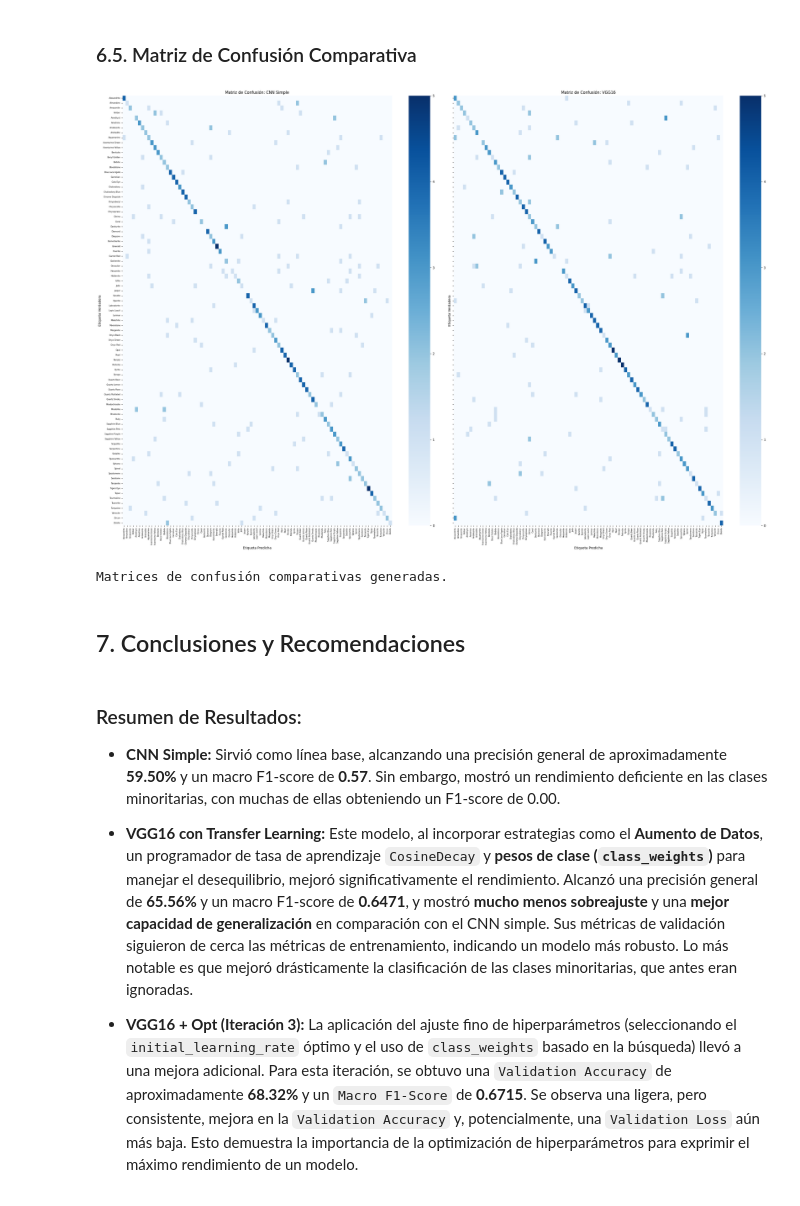
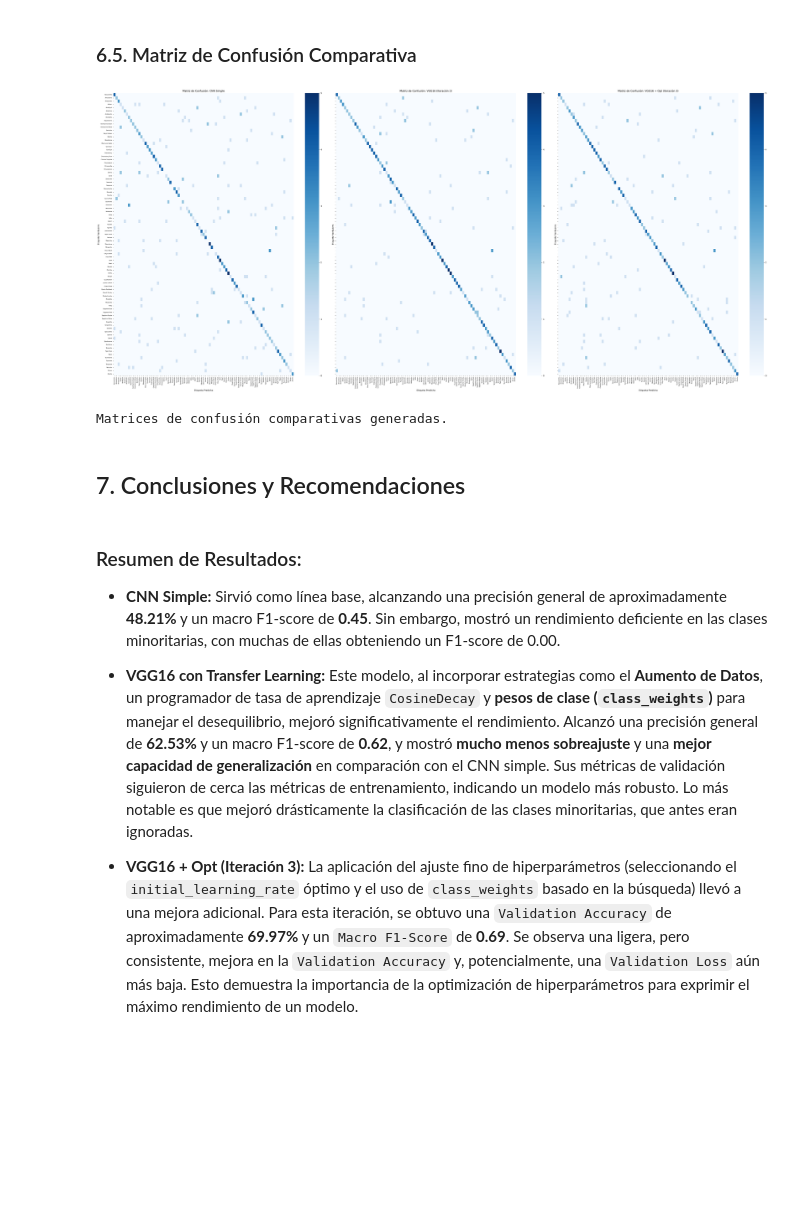
Before and after one commit to just-a-phantom/Clasificacion_de_Gemas, a Jupyter notebook: lab10_CNN_IA.ipynb, the cells around one changed output. Saved outputs shown, nothing was run; the diff lists cells and outputs as text; code cells hidden in the pictures; blank space fills up the shorter version.

```diff
--- a/lab10_CNN_IA.ipynb
+++ b/lab10_CNN_IA.ipynb
@@ -706,10 +707,10 @@ for lr in initial_learning_rates:
         # Entrenar el modelo
         history_tuning = current_model.fit(
             train_ds,
-            epochs=50, # Aumentar épocas para la búsqueda de hiperparámetros
+            epochs=30,
             validation_data=val_ds,
             callbacks=[early_stopping_callback_tuning],
-            class_weight=current_class_weights_dict, # Pasamos None si use_cw es False
+            class_weight=current_class_weights_dict,
             verbose=1
         )
 
@@ -1144,50 +1148,50 @@ import matplotlib.pyplot as plt
 import seaborn as sns
 from sklearn.metrics import confusion_matrix
 
-# Crear la figura con dos subplots
-fig, axes = plt.subplots(1, 2, figsize=(30, 20), sharex=True, sharey=True)
+# Crear la figura con tres subplots
+fig, axes = plt.subplots(1, 3, figsize=(45, 20), sharex=True, sharey=True)
 
 # Matriz de Confusión para Simple CNN
 sns.heatmap(confusion_matrix(val_labels_simple, predicted_labels_simple), annot=False, cmap='Blues', fmt='g',
             xticklabels=class_names, yticklabels=class_names, ax=axes[0])
 axes[0].set_xlabel('Etiqueta Predicha')
 axes[0].set_ylabel('Etiqueta Verdadera')
 axes[0].set_title('Matriz de Confusión: CNN Simple')
 axes[0].tick_params(axis='x', rotation=90, labelsize=6)
 axes[0].tick_params(axis='y', rotation=0, labelsize=6)
 
-# Matriz de Confusión para VGG16
+# Matriz de Confusión para VGG16 (Iteración 2)
 sns.heatmap(confusion_matrix(val_labels, predicted_labels), annot=False, cmap='Blues', fmt='g',
             xticklabels=class_names, yticklabels=class_names, ax=axes[1])
 axes[1].set_xlabel('Etiqueta Predicha')
 axes[1].set_ylabel('Etiqueta Verdadera')
-axes[1].set_title('Matriz de Confusión: VGG16')
+axes[1].set_title('Matriz de Confusión: VGG16 (Iteración 2)')
 axes[1].tick_params(axis='x', rotation=90, labelsize=6)
 axes[1].tick_params(axis='y', rotation=0, labelsize=6)
 
-# Matriz de Confusión para VGG16+Opt
+# Matriz de Confusión para VGG16+Opt (Iteración 3)
 sns.heatmap(confusion_matrix(val_labels, predicted_labels_iteration3), annot=False, cmap='Blues', fmt='g',
             xticklabels=class_names, yticklabels=class_names, ax=axes[2])
 axes[2].set_xlabel('Etiqueta Predicha')
 axes[2].set_ylabel('Etiqueta Verdadera')
-axes[2].set_title('Matriz de Confusión: VGG16 + Opt')
+axes[2].set_title('Matriz de Confusión: VGG16 + Opt (Iteración 3)')
 axes[2].tick_params(axis='x', rotation=90, labelsize=6)
 axes[2].tick_params(axis='y', rotation=0, labelsize=6)
 
 plt.tight_layout()
 plt.show()
 
 print("Matrices de confusión comparativas generadas.")
 # %% [output]
-[figure, old version]
+[figure, new version]
 Matrices de confusión comparativas generadas.
 # %% [markdown]
 ## 7. Conclusiones y Recomendaciones
 # %% [markdown]
 ### Resumen de Resultados:
 
-*   **CNN Simple:** Sirvió como línea base, alcanzando una precisión general de aproximadamente **59.50%** y un macro F1-score de **0.57**. Sin embargo, mostró un rendimiento deficiente en las clases minoritarias, con muchas de ellas obteniendo un F1-score de 0.00.
+*   **CNN Simple:** Sirvió como línea base, alcanzando una precisión general de aproximadamente **48.21%** y un macro F1-score de **0.45**. Sin embargo, mostró un rendimiento deficiente en las clases minoritarias, con muchas de ellas obteniendo un F1-score de 0.00.
 
-*   **VGG16 con Transfer Learning:** Este modelo, al incorporar estrategias como el **Aumento de Datos**, un programador de tasa de aprendizaje `CosineDecay` y **pesos de clase (`class_weights`)** para manejar el desequilibrio, mejoró significativamente el rendimiento. Alcanzó una precisión general de **65.56%** y un macro F1-score de **0.6471**, y mostró **mucho menos sobreajuste** y una **mejor capacidad de generalización** en comparación con el CNN simple. Sus métricas de validación siguieron de cerca las métricas de entrenamiento, indicando un modelo más robusto. Lo más notable es que mejoró drásticamente la clasificación de las clases minoritarias, que antes eran ignoradas.
+*   **VGG16 con Transfer Learning:** Este modelo, al incorporar estrategias como el **Aumento de Datos**, un programador de tasa de aprendizaje `CosineDecay` y **pesos de clase (`class_weights`)** para manejar el desequilibrio, mejoró significativamente el rendimiento. Alcanzó una precisión general de **62.53%** y un macro F1-score de **0.62**, y mostró **mucho menos sobreajuste** y una **mejor capacidad de generalización** en comparación con el CNN simple. Sus métricas de validación siguieron de cerca las métricas de entrenamiento, indicando un modelo más robusto. Lo más notable es que mejoró drásticamente la clasificación de las clases minoritarias, que antes eran ignoradas.
 
-*   **VGG16 + Opt (Iteración 3):** La aplicación del ajuste fino de hiperparámetros (seleccionando el `initial_learning_rate` óptimo y el uso de `class_weights` basado en la búsqueda) llevó a una mejora adicional. Para esta iteración, se obtuvo una `Validation Accuracy` de aproximadamente **68.32%** y un `Macro F1-Score` de **0.6715**. Se observa una ligera, pero consistente, mejora en la `Validation Accuracy` y, potencialmente, una `Validation Loss` aún más baja. Esto demuestra la importancia de la optimización de hiperparámetros para exprimir el máximo rendimiento de un modelo.
+*   **VGG16 + Opt (Iteración 3):** La aplicación del ajuste fino de hiperparámetros (seleccionando el `initial_learning_rate` óptimo y el uso de `class_weights` basado en la búsqueda) llevó a una mejora adicional. Para esta iteración, se obtuvo una `Validation Accuracy` de aproximadamente **69.97%** y un `Macro F1-Score` de **0.69**. Se observa una ligera, pero consistente, mejora en la `Validation Accuracy` y, potencialmente, una `Validation Loss` aún más baja. Esto demuestra la importancia de la optimización de hiperparámetros para exprimir el máximo rendimiento de un modelo.
```
Also changed, not shown: parts of 23 cells of this notebook.
